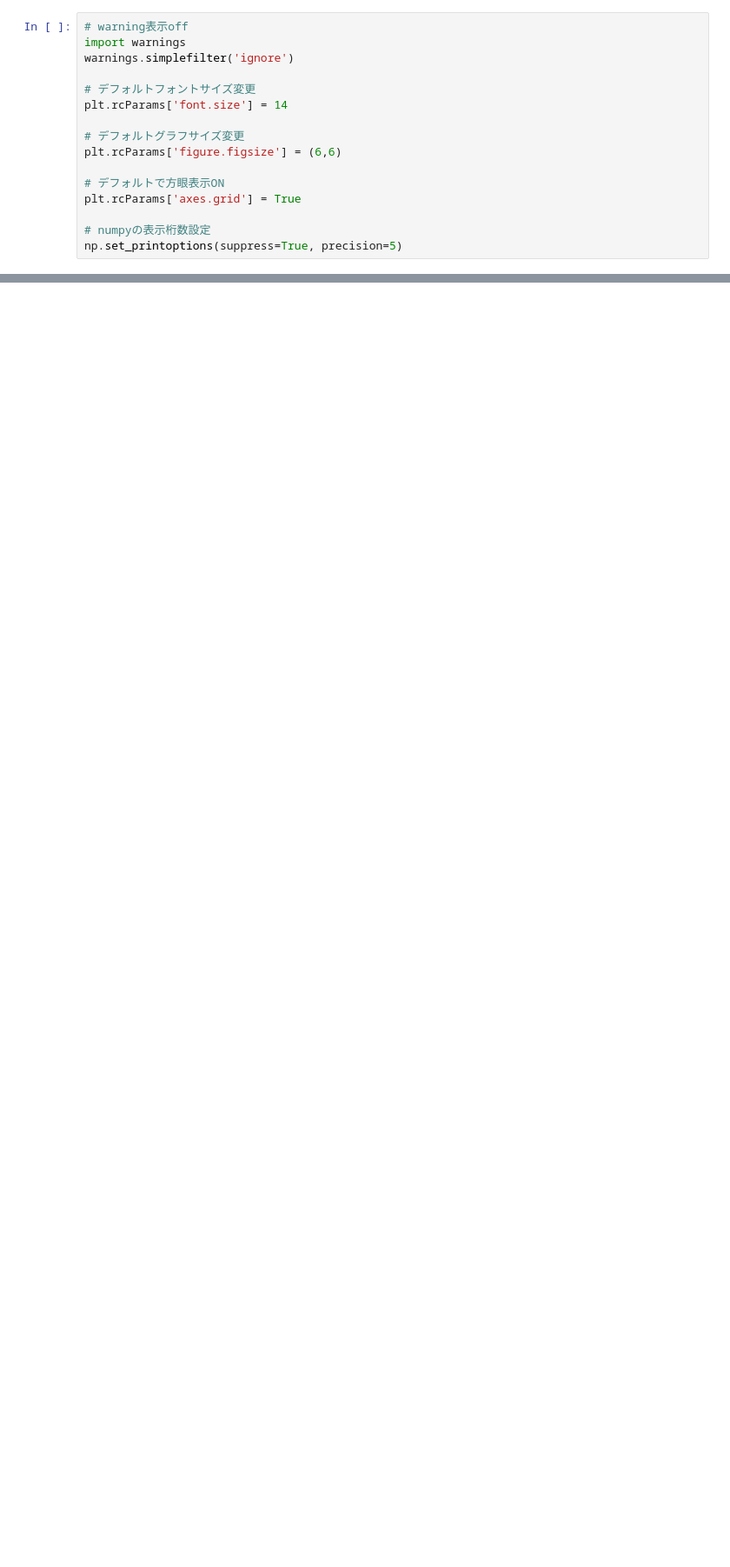
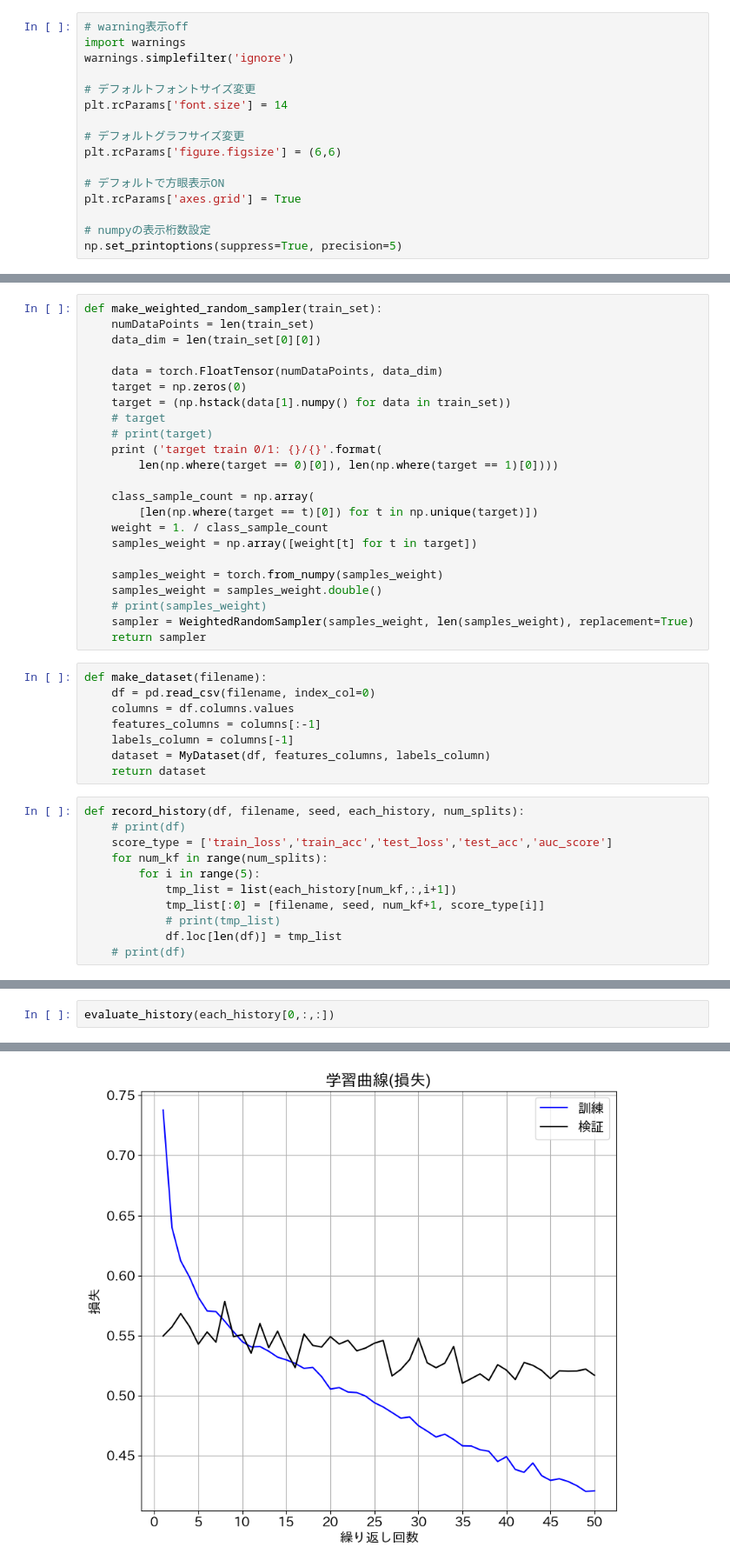
Before and after one commit to h083onis/first_thesis_data, a Jupyter notebook: source4/code/nn_model.ipynb, the cells around one changed output, grey strips where cells are left out. Shown at 87% size. Cells and saved outputs as stored; diff of their text form; blank space fills up the shorter version.

```diff
--- a/source4/code/nn_model.ipynb
+++ b/source4/code/nn_model.ipynb
@@ -152,0 +110,42 @@ evaluate_history(history)
+# %%
+def make_weighted_random_sampler(train_set):
+    numDataPoints = len(train_set)
+    data_dim = len(train_set[0][0])
+
+    data = torch.FloatTensor(numDataPoints, data_dim)
+    target = np.zeros(0)
+    target = (np.hstack(data[1].numpy() for data in train_set))
+    # target
+    # print(target)
+    print ('target train 0/1: {}/{}'.format(
+        len(np.where(target == 0)[0]), len(np.where(target == 1)[0])))
+
+    class_sample_count = np.array(
+        [len(np.where(target == t)[0]) for t in np.unique(target)])
+    weight = 1. / class_sample_count
+    samples_weight = np.array([weight[t] for t in target])
+
+    samples_weight = torch.from_numpy(samples_weight)
+    samples_weight = samples_weight.double()
+    # print(samples_weight)
+    sampler = WeightedRandomSampler(samples_weight, len(samples_weight), replacement=True)
+    return sampler
+# %%
+def make_dataset(filename):
+    df = pd.read_csv(filename, index_col=0)
+    columns = df.columns.values
+    features_columns = columns[:-1]
+    labels_column = columns[-1]
+    dataset = MyDataset(df, features_columns, labels_column)
+    return dataset
+# %%
+def record_history(df, filename, seed, each_history, num_splits):
+    # print(df)
+    score_type = ['train_loss','train_acc','test_loss','test_acc','auc_score']
+    for num_kf in range(num_splits):
+        for i in range(5):
+            tmp_list = list(each_history[num_kf,:,i+1])
+            tmp_list[:0] = [filename, seed, num_kf+1, score_type[i]]
+            # print(tmp_list)
+            df.loc[len(df)] = tmp_list
+    # print(df)
@@ -152,0 +240,3 @@ evaluate_history(history)
+# %%
+evaluate_history(each_history[0,:,:])
+# %% [output]
@@ -152,0 +245 @@ evaluate_history(history)
+[figure, added]
```
Also changed, not shown: parts of 26 cells of this notebook, 35 other files.
